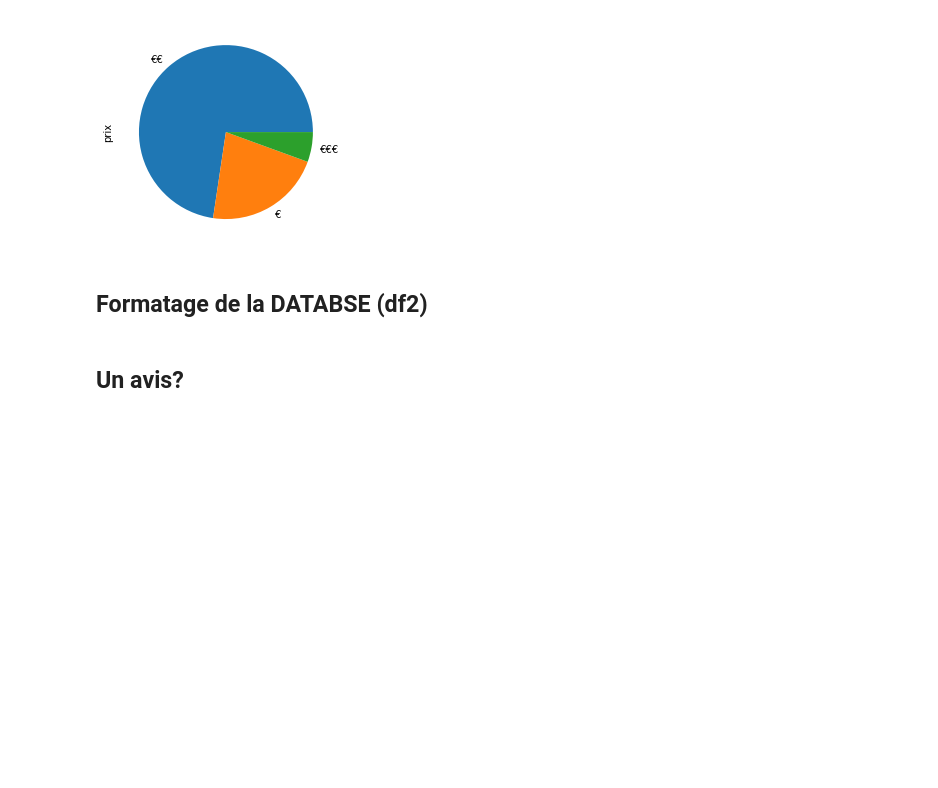
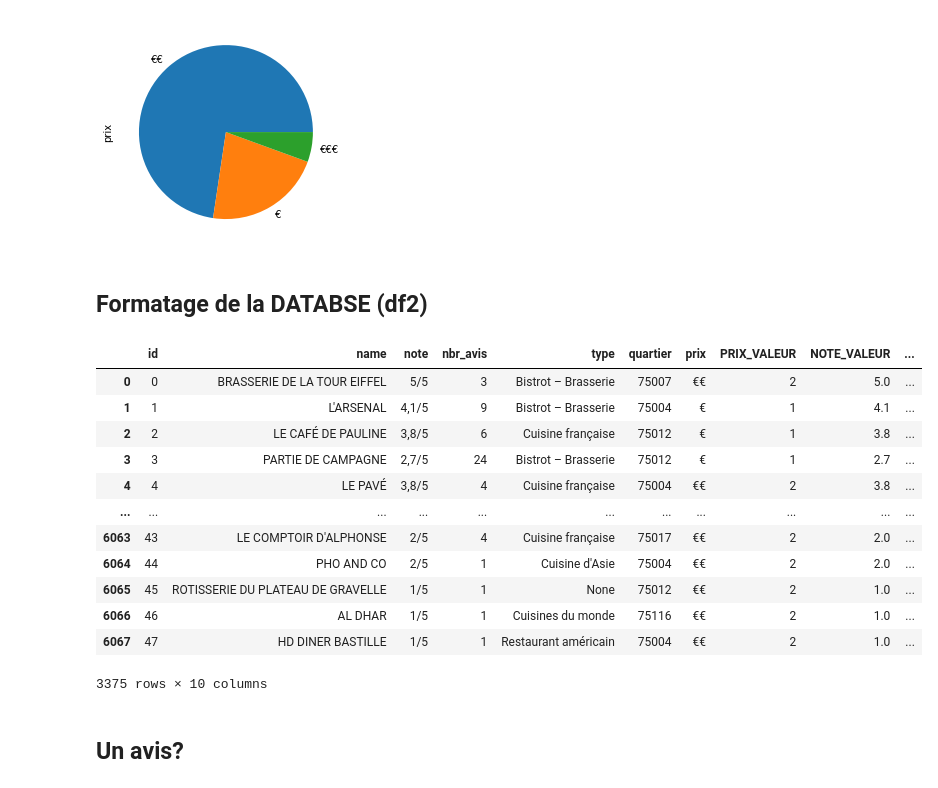
Before and after one commit to Nafbo/AVA-Resto, a Jupyter notebook: src/analysis/analysis_notebook.ipynb, the cells around one changed output. Saved outputs shown, nothing was run; the diff lists cells and outputs as text; code cells hidden in the pictures; blank space fills up the shorter version.

```diff
--- a/src/analysis/analysis_notebook.ipynb
+++ b/src/analysis/analysis_notebook.ipynb
@@ -81,27 +81,42 @@ df2['prix'].value_counts().plot(kind='pie')
 # %%
 df2 = df1.copy()
 df2.drop(df2.loc[df['note']=='None'].index, inplace=True)
 df2.drop(df2.loc[df['nbr_avis']=='None'].index, inplace=True)
 
 changement_note = []
 for i in range(len(df2)):
     x = df2.iloc[i]
     note_valeur = re.compile(r'[0-9]').findall(x['note'])
     if len(note_valeur) == 3:
         test = (note_valeur[0]+'.'+note_valeur[1])
         changement_note.append(float(test))
     else:
         test = note_valeur[0]
         changement_note.append(float(test))
 df2 = df2.assign(NOTE_VALEUR = changement_note)
 
 changement_avis = []
 for i in range(len(df2)):
     x = df2.iloc[i]
     avis_valeur = re.compile(r'[0-9]').findall(x['nbr_avis'])
     test = (avis_valeur[0])
     changement_avis.append(float(test))
 df2 = df2.assign(AVIS_VALEUR = changement_avis)
+df2
+# %% [output]
+|  | id | name | note | nbr_avis | type | quartier | prix | PRIX_VALEUR | NOTE_VALEUR | ... |
+| 0 | 0 | BRASSERIE DE LA TOUR EIFFEL | 5/5 | 3 | Bistrot – Brasserie | 75007 | €€ | 2 | 5.0 | ... |
+| 1 | 1 | L'ARSENAL | 4,1/5 | 9 | Bistrot – Brasserie | 75004 | € | 1 | 4.1 | ... |
+| 2 | 2 | LE CAFÉ DE PAULINE | 3,8/5 | 6 | Cuisine française | 75012 | € | 1 | 3.8 | ... |
+| 3 | 3 | PARTIE DE CAMPAGNE | 2,7/5 | 24 | Bistrot – Brasserie | 75012 | € | 1 | 2.7 | ... |
+| 4 | 4 | LE PAVÉ | 3,8/5 | 4 | Cuisine française | 75004 | €€ | 2 | 3.8 | ... |
+| ... | ... | ... | ... | ... | ... | ... | ... | ... | ... | ... |
+| 6063 | 43 | LE COMPTOIR D'ALPHONSE | 2/5 | 4 | Cuisine française | 75017 | €€ | 2 | 2.0 | ... |
+| 6064 | 44 | PHO AND CO | 2/5 | 1 | Cuisine d'Asie | 75004 | €€ | 2 | 2.0 | ... |
+| 6065 | 45 | ROTISSERIE DU PLATEAU DE GRAVELLE | 1/5 | 1 | None | 75012 | €€ | 2 | 1.0 | ... |
+| 6066 | 46 | AL DHAR | 1/5 | 1 | Cuisines du monde | 75116 | €€ | 2 | 1.0 | ... |
+| 6067 | 47 | HD DINER BASTILLE | 1/5 | 1 | Restaurant américain | 75004 | €€ | 2 | 1.0 | ... |
+3375 rows × 10 columns
 # %% [markdown]
 ## Un avis?
 # %% [markdown]
```
Also changed, not shown: parts of 1 cell of this notebook, 2 other files.
